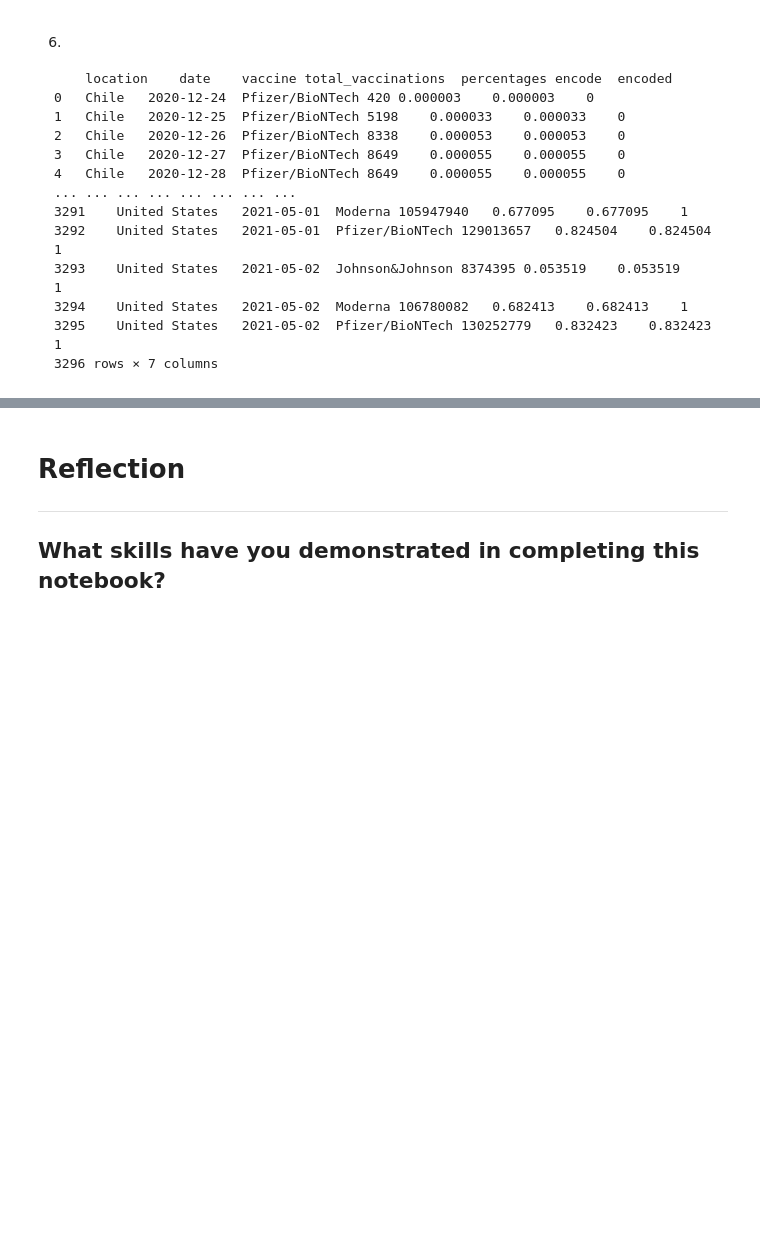
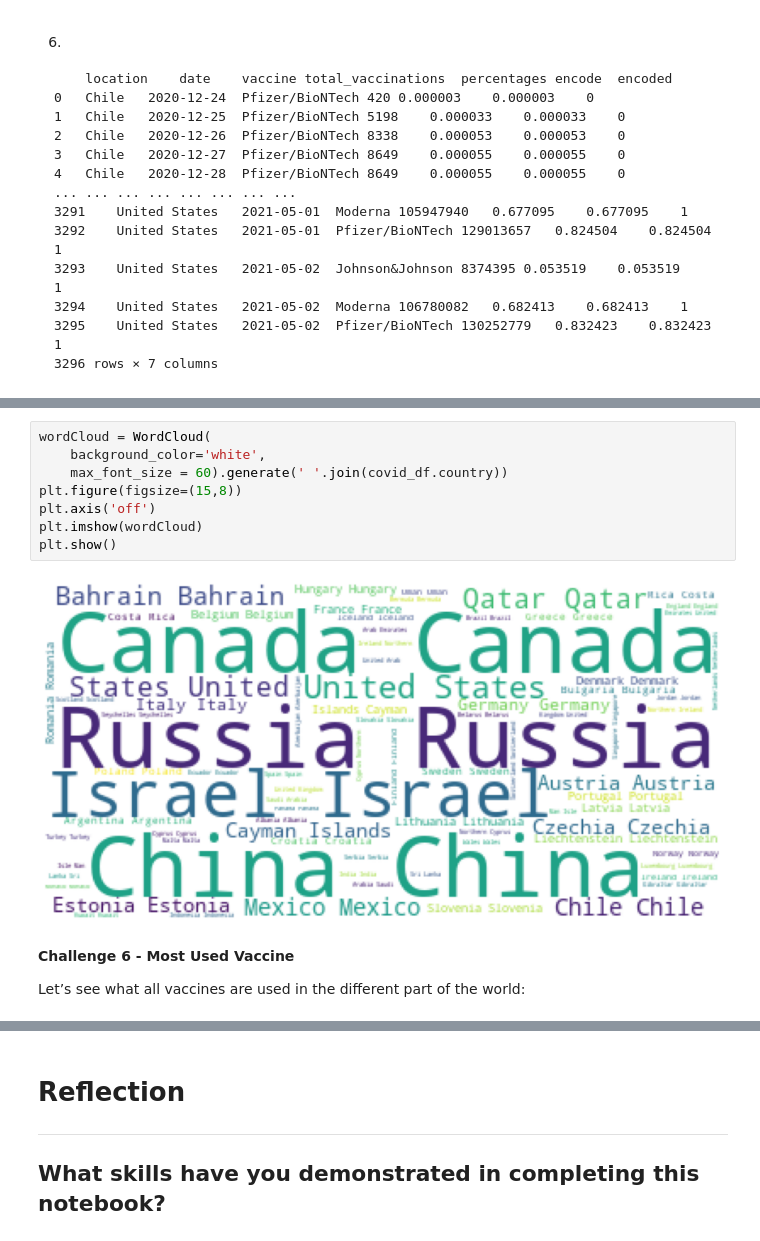
Before and after one commit to Chenjing2022/Chenjing2022-Data-Analysis-and-Python, a Jupyter notebook: 15_1_Encoding_and_Dummy_Coding.ipynb, the cells around one changed output, grey strips where cells are left out. Cells and saved outputs as stored; diff of their text form; blank space fills up the shorter version.

```diff
--- a/15_1_Encoding_and_Dummy_Coding.ipynb
+++ b/15_1_Encoding_and_Dummy_Coding.ipynb
@@ -476,0 +571,14 @@ Name: total_vaccinations, dtype: int64
+# %%
+wordCloud = WordCloud(
+    background_color='white',
+    max_font_size = 60).generate(' '.join(covid_df.country))
+plt.figure(figsize=(15,8))
+plt.axis('off')
+plt.imshow(wordCloud)
+plt.show()
+# %% [output]
+[figure, added]
+# %% [markdown]
+**Challenge 6 - Most Used Vaccine**
+
+Let’s see what all vaccines are used in the different part of the world:
```
Also changed, not shown: parts of 40 cells of this notebook.
